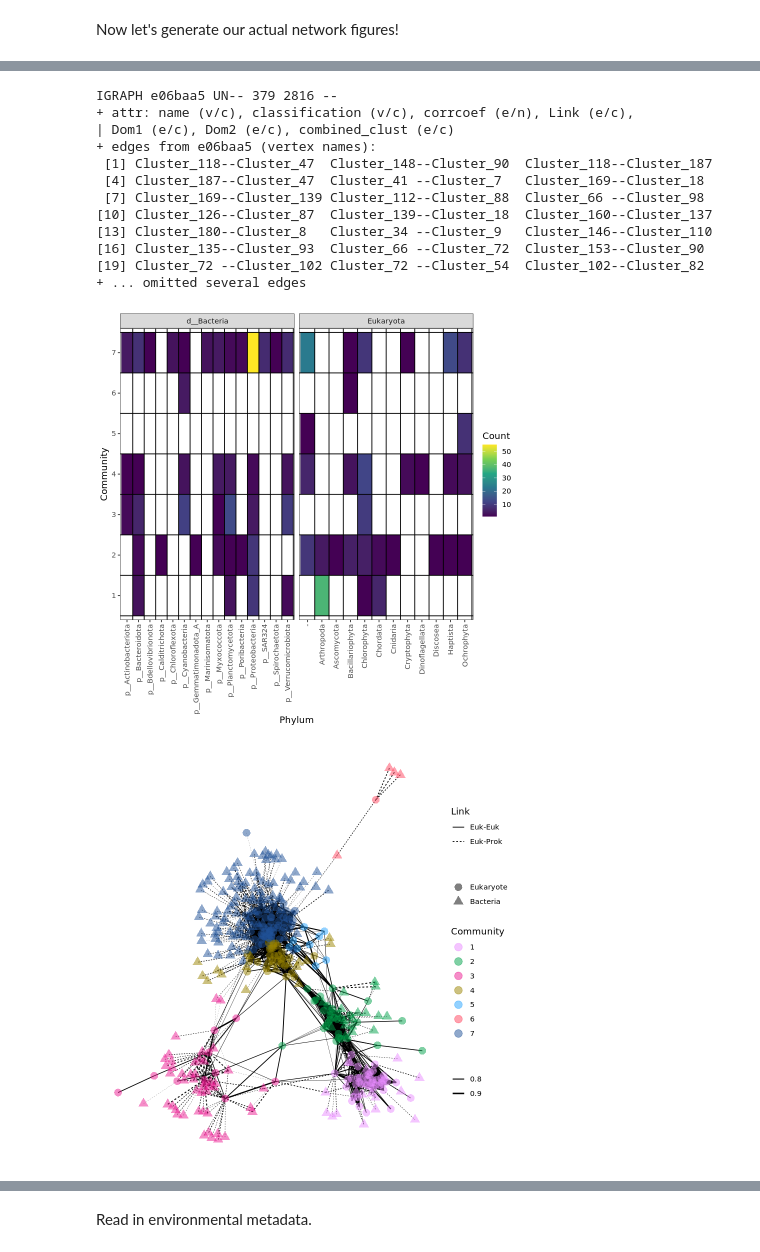
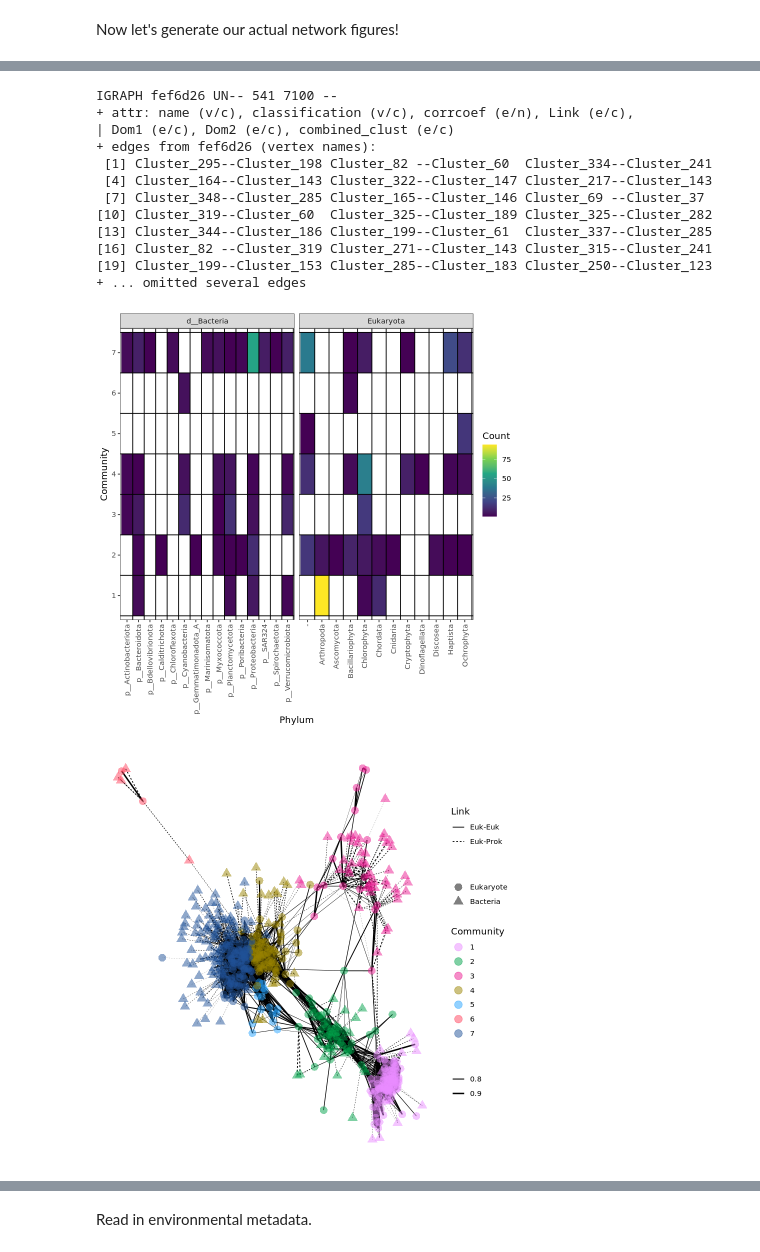
Before and after one commit to AlexanderLabWHOI/2021-TOPAZ-MAG-Figures, a Jupyter notebook: notebooks/final-figures-network.ipynb, the cells around one changed output, grey strips where cells are left out. Drawn from its saved outputs; the diff is of its cells as text; code cells hidden in the pictures.

```diff
--- a/notebooks/final-figures-network.ipynb
+++ b/notebooks/final-figures-network.ipynb
@@ -203,7 +203,7 @@ for_igraph_buscofilt = for_igraph_buscofilt %>% dplyr::filter((Link == "Euk-Prok
 ##### Find the links that fit these criteria per ANI and create an alias for these closely-related MAGs. #####
 cluster_groups = data.frame("MAG"=c(""), "Cluster"=c(0))
 cluster_counter = 1
-meet_criteria = edge_by_ani %>% dplyr::filter((pairwisescore > 95) & (corrcoef > 0.504))
+meet_criteria = edge_by_ani %>% dplyr::filter((pairwisescore > 99) & (corrcoef > 0.504))
 meet_criteria = meet_criteria %>% dplyr::rename(c("from"="mag1","to"="mag2"))
 for (curr in unique(meet_criteria$to)) {
     from_mags = (meet_criteria %>% dplyr::filter(to == curr))$from
@@ -420,6 +420,15 @@ edge_df_inform <- edge_df %>% dplyr::select(from,Dom1) %>% dplyr::rename(c("mag"
 layout_gr$eukprok <- edge_df_inform$class[match(layout_gr$mag,edge_df_inform$mag)]
 layout_gr$classification <- get_tax_string(layout_gr$mag,cluster_groups)
 layout_gr$community <- membership(corr_communities)
+# manually re-assign communities so we don't have to re-label them after changing
+# ANI cutoff
+layout_gr = layout_gr %>% dplyr::mutate(community = case_when(community == 1 ~ 7,
+                                                              community == 7 ~ 3,
+                                                              community == 3 ~ 1,
+                                                              community == 4 ~ 5,
+                                                              community == 5 ~ 2,
+                                                              community == 2 ~ 4,
+                                                              community == 6 ~ 6))
 
 layout_gr <- layout_gr %>%
                     dplyr::mutate("degree" = as.numeric(as.character(igraph::degree(refactored_graph,
@@ -499,15 +508,15 @@ IGRAPH e06baa5 UN-- 379 2816 --
 + ... omitted several edges
-IGRAPH e06baa5 UN-- 379 2816 --
+IGRAPH fef6d26 UN-- 541 7100 --
 + attr: name (v/c), classification (v/c), corrcoef (e/n), Link (e/c),
 | Dom1 (e/c), Dom2 (e/c), combined_clust (e/c)
-+ edges from e06baa5 (vertex names):
- [1] Cluster_118--Cluster_47  Cluster_148--Cluster_90  Cluster_118--Cluster_187
- [4] Cluster_187--Cluster_47  Cluster_41 --Cluster_7   Cluster_169--Cluster_18
- [7] Cluster_169--Cluster_139 Cluster_112--Cluster_88  Cluster_66 --Cluster_98
-[10] Cluster_126--Cluster_87  Cluster_139--Cluster_18  Cluster_160--Cluster_137
-[13] Cluster_180--Cluster_8   Cluster_34 --Cluster_9   Cluster_146--Cluster_110
-[16] Cluster_135--Cluster_93  Cluster_66 --Cluster_72  Cluster_153--Cluster_90
-[19] Cluster_72 --Cluster_102 Cluster_72 --Cluster_54  Cluster_102--Cluster_82
++ edges from fef6d26 (vertex names):
+ [1] Cluster_295--Cluster_198 Cluster_82 --Cluster_60  Cluster_334--Cluster_241
+ [4] Cluster_164--Cluster_143 Cluster_322--Cluster_147 Cluster_217--Cluster_143
+ [7] Cluster_348--Cluster_285 Cluster_165--Cluster_146 Cluster_69 --Cluster_37
+[10] Cluster_319--Cluster_60  Cluster_325--Cluster_189 Cluster_325--Cluster_282
+[13] Cluster_344--Cluster_186 Cluster_199--Cluster_61  Cluster_337--Cluster_285
+[16] Cluster_82 --Cluster_319 Cluster_271--Cluster_143 Cluster_315--Cluster_241
+[19] Cluster_199--Cluster_153 Cluster_285--Cluster_183 Cluster_250--Cluster_123
 + ... omitted several edges
-[figure, old version]
+[figure, new version]
-[figure, old version]
+[figure, new version]
```
Also changed, not shown: parts of 42 cells of this notebook, 5 other files.
